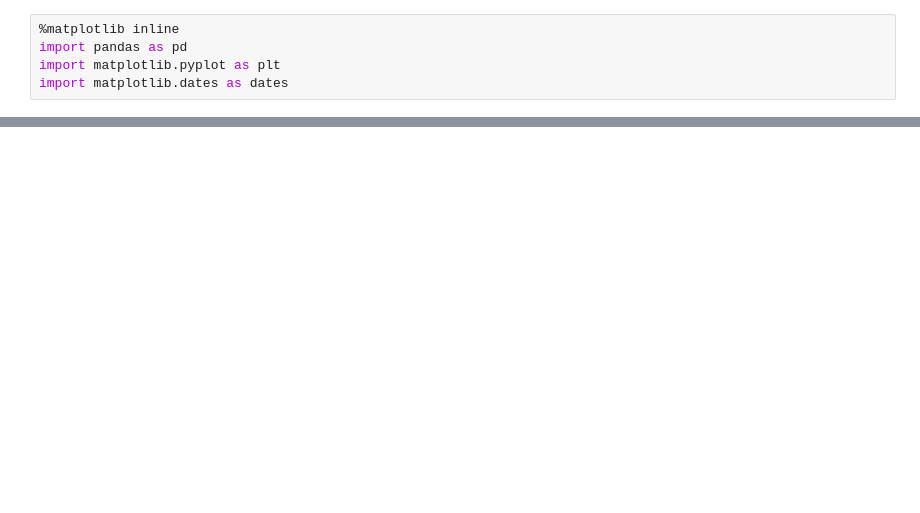
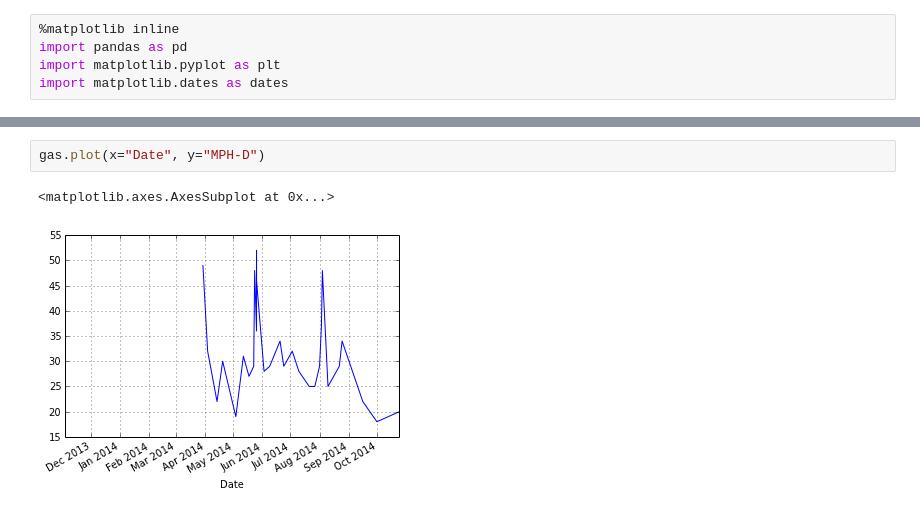
Before and after one commit to DeltaP/mileage, a Jupyter notebook: explore.ipynb, the cells around one changed output, grey strips where cells are left out. Saved outputs shown, nothing was run; the diff lists cells and outputs as text; blank space fills up the shorter version.

```diff
--- a/explore.ipynb
+++ b/explore.ipynb
@@ -45,0 +58,5 @@ gas.plot(x="Date", y="PPG")
+# %%
+gas.plot(x="Date", y="MPH-D")
+# %% [output]
+<matplotlib.axes.AxesSubplot at 0x...>
+[figure, added]
```
Also changed, not shown: parts of 11 cells of this notebook, 3 other files.
